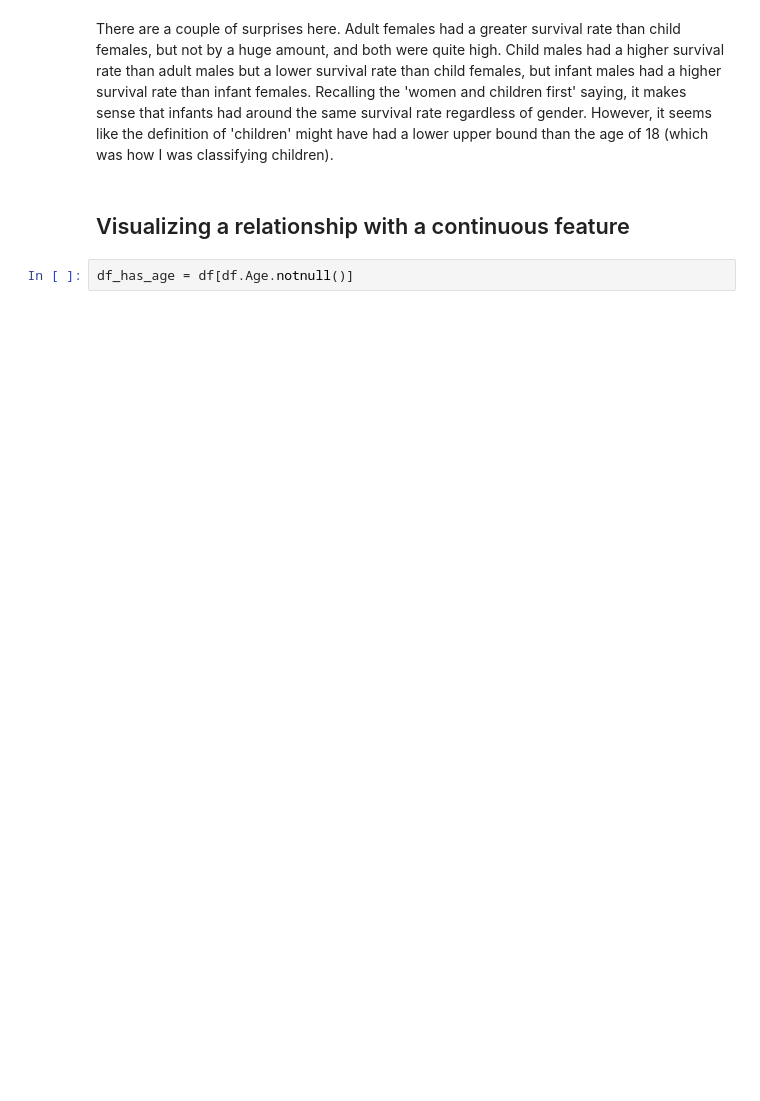
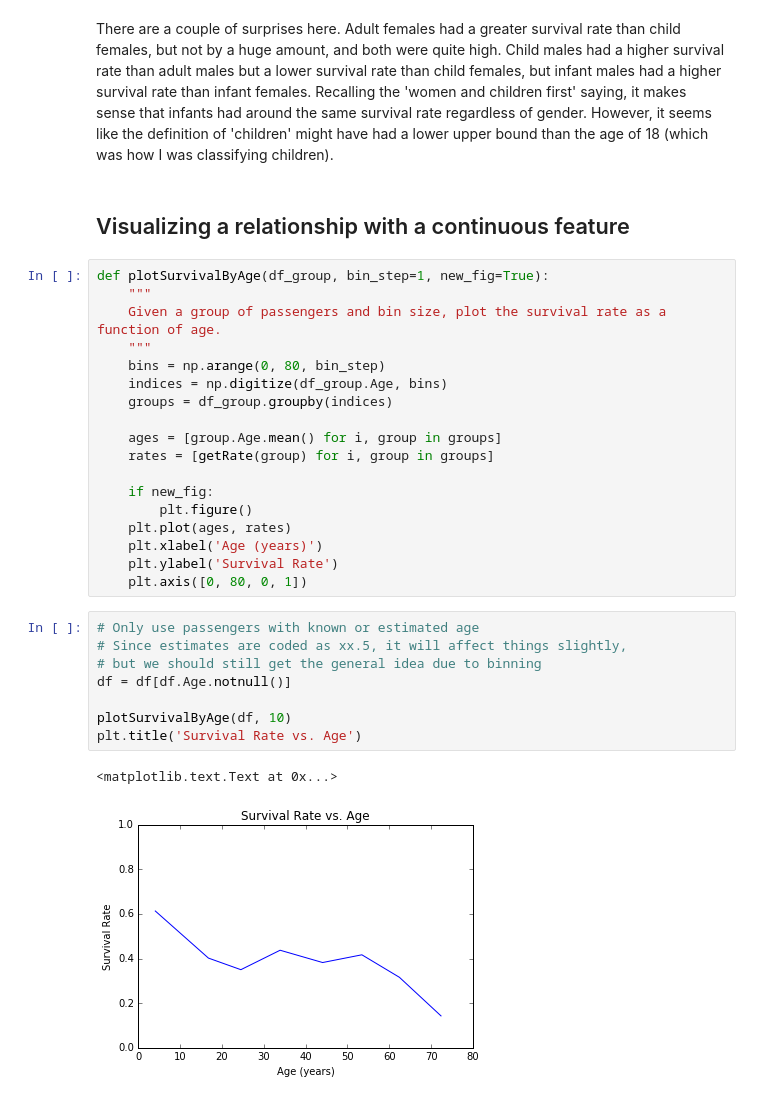
Before and after one commit to paulruvolo/DataScience16WarmupProject, a Jupyter notebook: data_exploration.ipynb, the cells around one changed output. Cells and saved outputs as stored; diff of their text form; blank space fills up the shorter version.

```diff
--- a/data_exploration.ipynb
+++ b/data_exploration.ipynb
@@ -146,5 +150,32 @@ Adult Females (206):    0.771844660194
 There are a couple of surprises here.  Adult females had a greater survival rate than child females, but not by a huge amount, and both were quite high.  Child males had a higher survival rate than adult males but a lower survival rate than child females, but infant males had a higher survival rate than infant females.  Recalling the 'women and children first' saying, it makes sense that infants had around the same survival rate regardless of gender. However, it seems like the definition of 'children' might have had a lower upper bound than the age of 18 (which was how I was classifying children).
 # %% [markdown]
 ## Visualizing a relationship with a continuous feature
-# %%
-df_has_age = df[df.Age.notnull()]
+# %%
+def plotSurvivalByAge(df_group, bin_step=1, new_fig=True):
+    """
+    Given a group of passengers and bin size, plot the survival rate as a function of age.
+    """
+    bins = np.arange(0, 80, bin_step)
+    indices = np.digitize(df_group.Age, bins)
+    groups = df_group.groupby(indices)
+
+    ages = [group.Age.mean() for i, group in groups]
+    rates = [getRate(group) for i, group in groups]
+
+    if new_fig:
+        plt.figure()
+    plt.plot(ages, rates)
+    plt.xlabel('Age (years)')
+    plt.ylabel('Survival Rate')
+    plt.axis([0, 80, 0, 1])
+# %%
+# Only use passengers with known or estimated age
+# Since estimates are coded as xx.5, it will affect things slightly,
+# but we should still get the general idea due to binning
+df = df[df.Age.notnull()]
+
+plotSurvivalByAge(df, 10)
+plt.title('Survival Rate vs. Age')
+# %% [output]
+<matplotlib.text.Text at 0x...>
+[figure, added]
```
Also changed, not shown: parts of 9 cells of this notebook.
